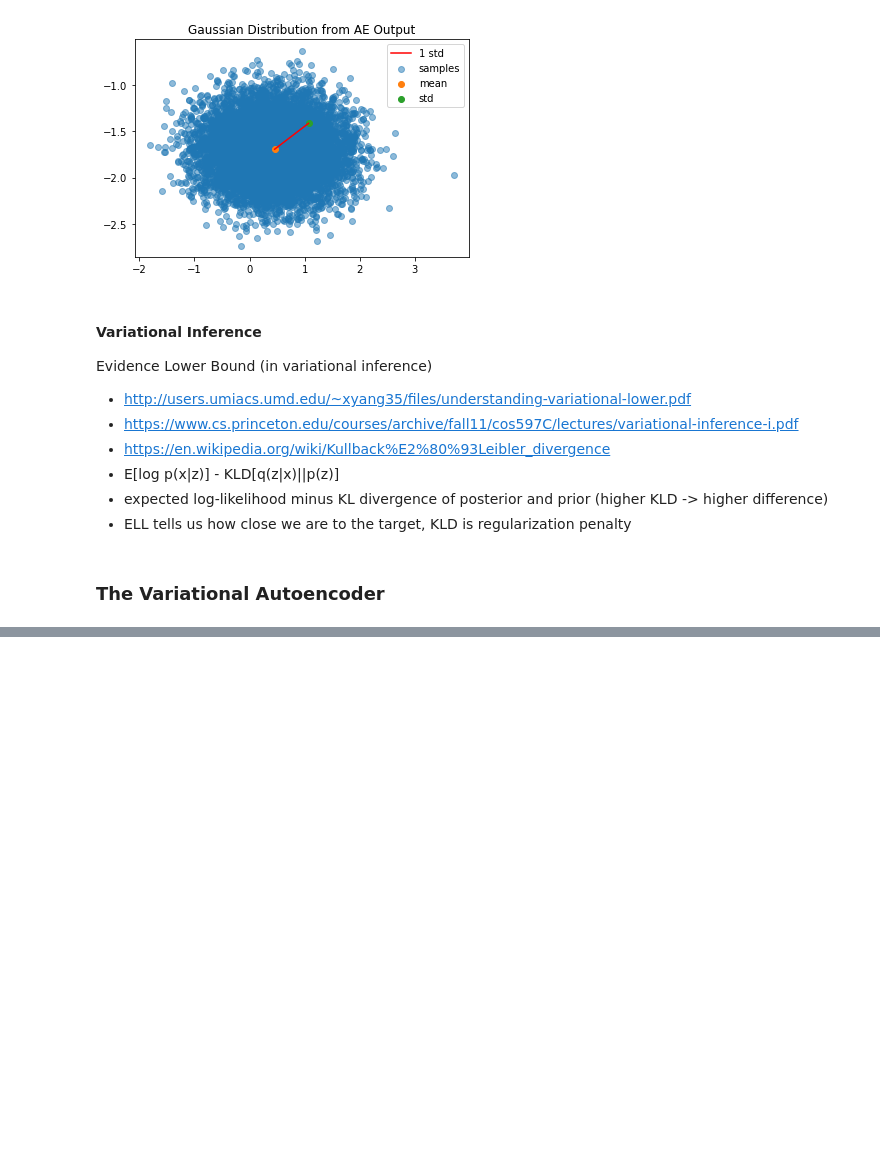
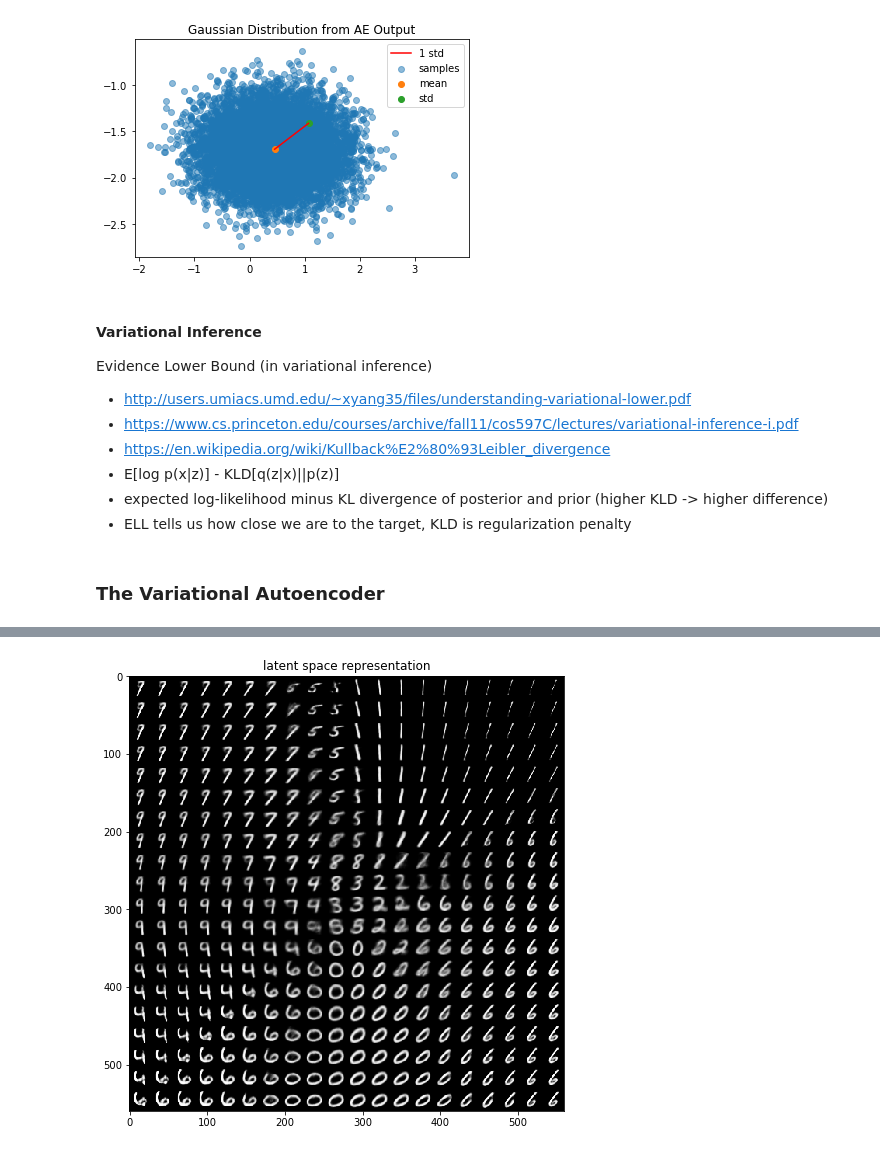
Before and after one commit to darrahts/deeplearning, a Jupyter notebook: variationalAE.ipynb, the cells around one changed output, grey strips where cells are left out. Drawn from its saved outputs; the diff is of its cells as text; code cells hidden in the pictures; blank space fills up the shorter version.

```diff
--- a/variationalAE.ipynb
+++ b/variationalAE.ipynb
@@ -229,0 +261,7 @@ vae.sess.close()
+# %%
+with tf.device('/gpu:1'):
+    vae = VariationalAutoencoder(784, [200, 100, 2])
+    start = time.time()
+    vae.fit(X)
+    end = time.time()
+    print("took %.2f seconds to fit" % (end-start))
@@ -229,0 +270,31 @@ vae.sess.close()
+# %%
+n = 20
+xvals = np.linspace(-3, 3, n)
+yvals = np.linspace(-3, 3, n)
+image = np.empty((28*n, 28*n))
+
+Z = []
+for i, x in enumerate(xvals):
+    for j, y in enumerate(yvals):
+        z = [x,y]
+        Z.append(z)
+
+x_reconstructed = vae.priorWithInput(Z)
+
+k = 0
+for i, x in enumerate(xvals):
+    for j, y in enumerate(yvals):
+        xre = x_reconstructed[k]
+        k = k + 1
+        xre = xre.reshape(28,28)
+        x1 = (n-i-1)*28
+        x2 = (n-i)*28
+        y1 = j*28
+        y2 = (j+1)*28
+        image[x1:x2, y1:y2] = xre
+plt.figure(figsize=(8,8))
+plt.imshow(image, cmap='gray')
+plt.title("latent space representation")
+plt.show()
+# %% [output]
+[figure, added]
```
Also changed, not shown: parts of 9 cells of this notebook.
